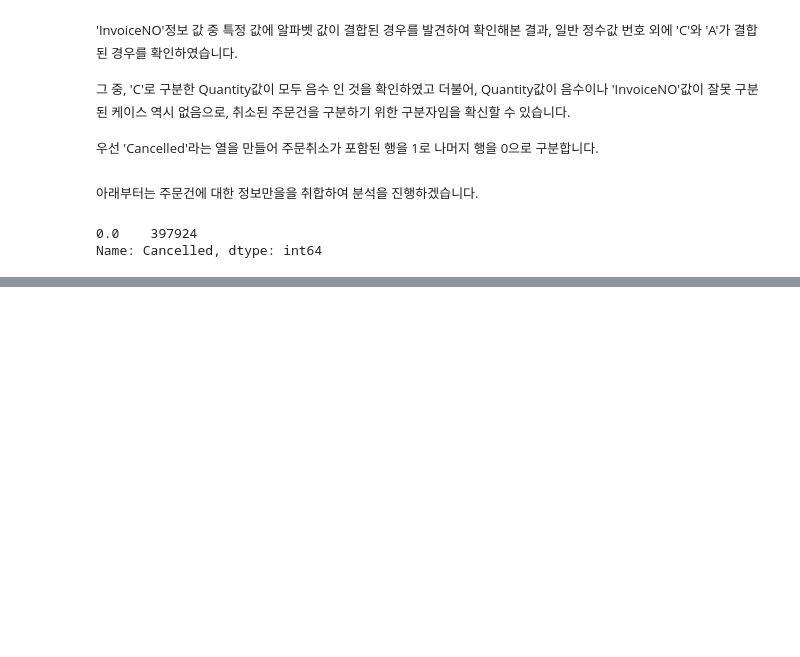
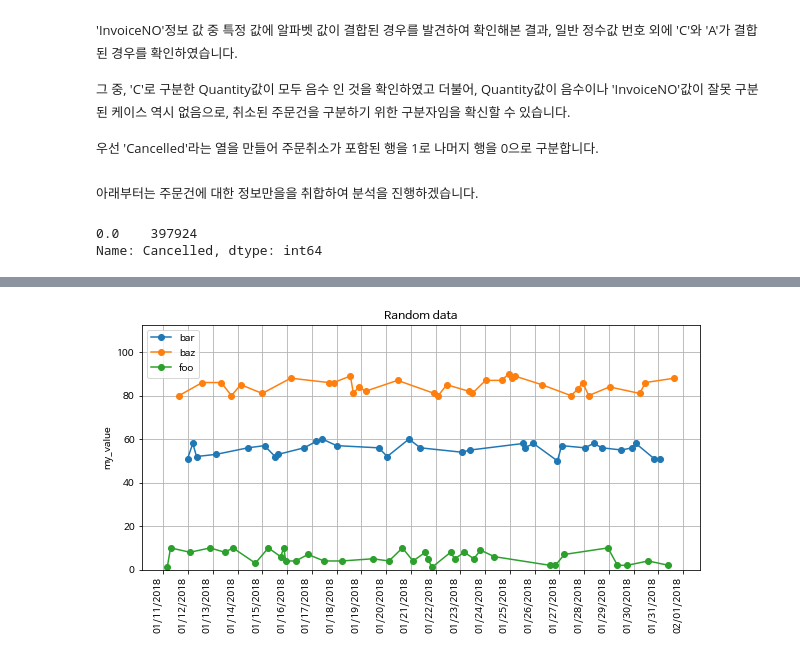
Before and after one commit to mwithgod3952/Conquering-Kaggle-s-challenge, a Jupyter notebook: Marketing_Analytics_Cohort_Analysis.ipynb, the cells around one changed output, grey strips where cells are left out. Saved outputs shown, nothing was run; the diff lists cells and outputs as text; code cells hidden in the pictures; blank space fills up the shorter version.

```diff
--- a/Marketing_Analytics_Cohort_Analysis.ipynb
+++ b/Marketing_Analytics_Cohort_Analysis.ipynb
@@ -259,0 +383,7 @@ for i in range(6):
+# %%
+df = generate_random_data()
+
+plot_gb_time_series(df, 'my_timestamp', 'my_series', 'my_value',
+                    figsize=(10, 5), title="Random data")
+# %% [output]
+[figure, added]
```
Also changed, not shown: parts of 17 cells of this notebook.
